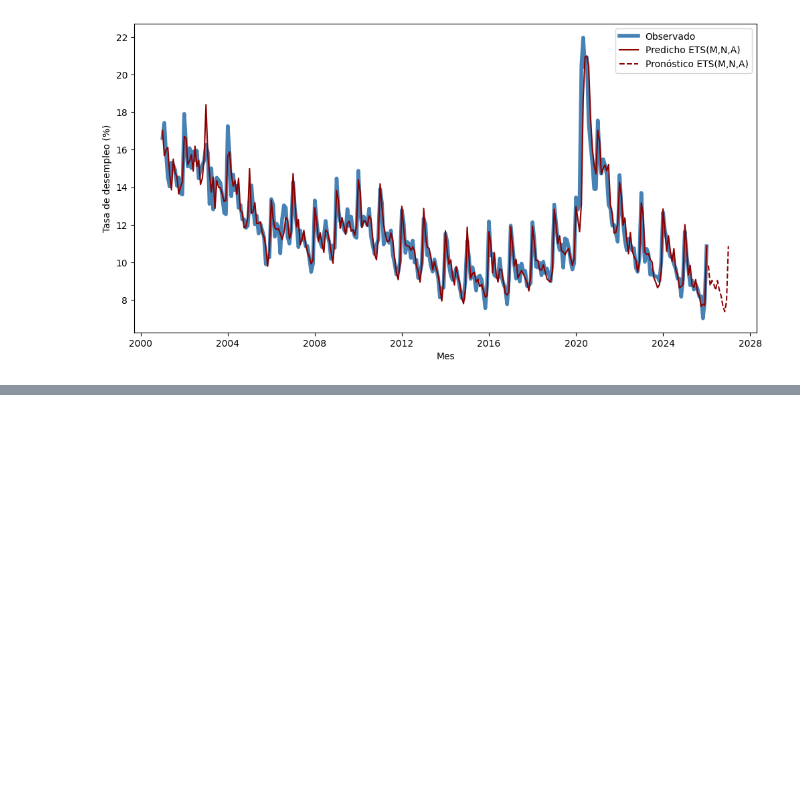
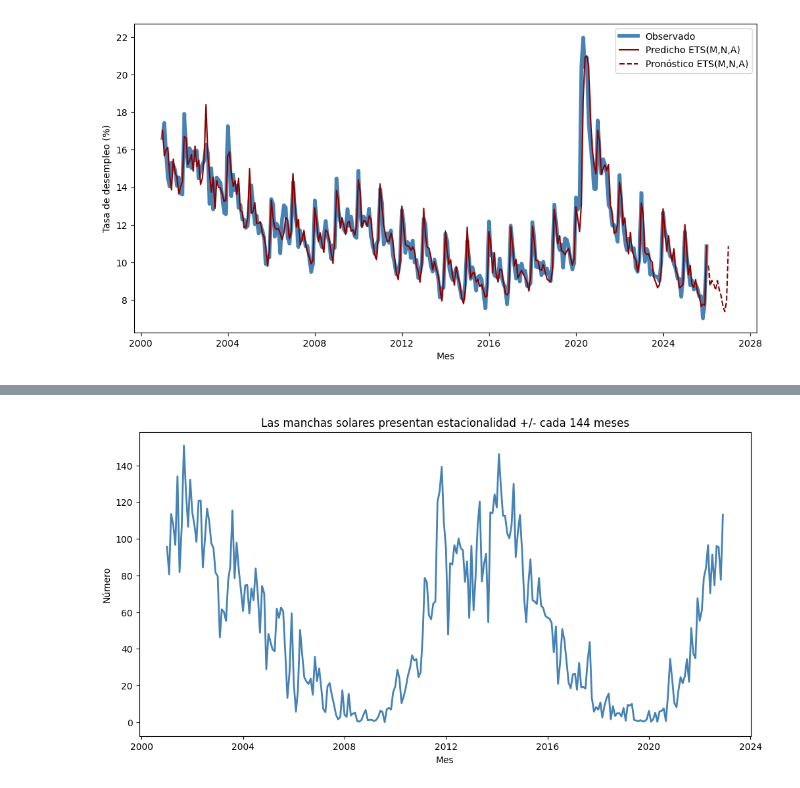
Before and after one commit to fersalme/regresion-lineal-series-tiempo, a Jupyter notebook: 05-suavizacion-pronostico/01-ejercicios-ETS-Python.ipynb, the cells around one changed output, grey strips where cells are left out. Saved outputs shown, nothing was run; the diff lists cells and outputs as text; code cells hidden in the pictures; blank space fills up the shorter version.

```diff
--- a/05-suavizacion-pronostico/01-ejercicios-ETS-Python.ipynb
+++ b/05-suavizacion-pronostico/01-ejercicios-ETS-Python.ipynb
@@ -562,0 +595,10 @@ plt.show()
+# %%
+# grafico serie
+plt.figure(figsize=(12, 6))
+plt.plot(serie_sunspot.index[serie_sunspot.index >= "2000-12-31"], serie_sunspot[serie_sunspot.index >= "2000-12-31"], color='steelblue', linewidth=2)
+plt.xlabel('Mes')
+plt.ylabel('Número')
+plt.title('Las manchas solares presentan estacionalidad +/- cada 144 meses')
+plt.show()
+# %% [output]
+[figure, added]
```
Also changed, not shown: parts of 6 cells of this notebook.
